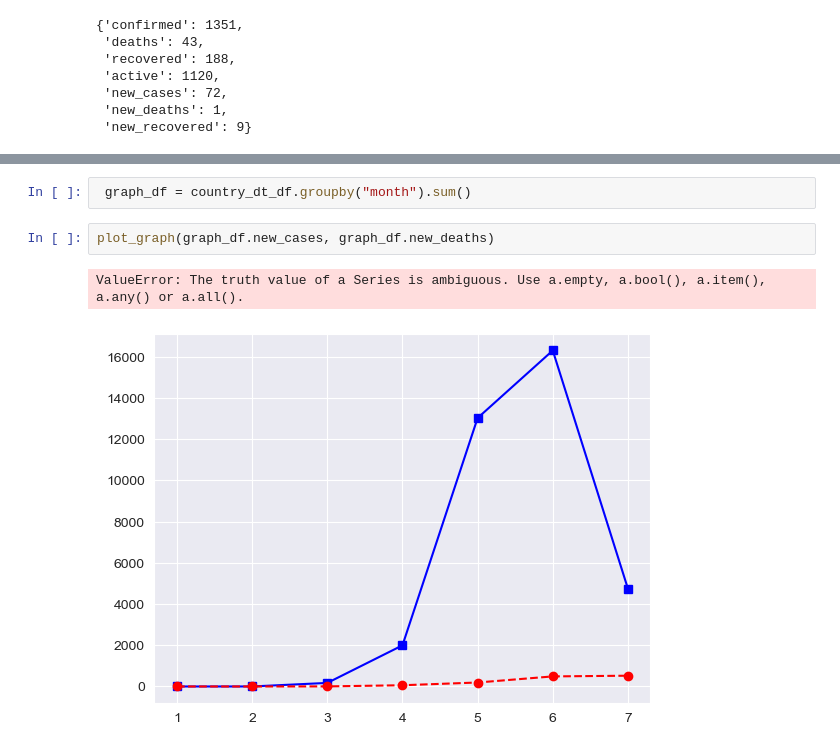
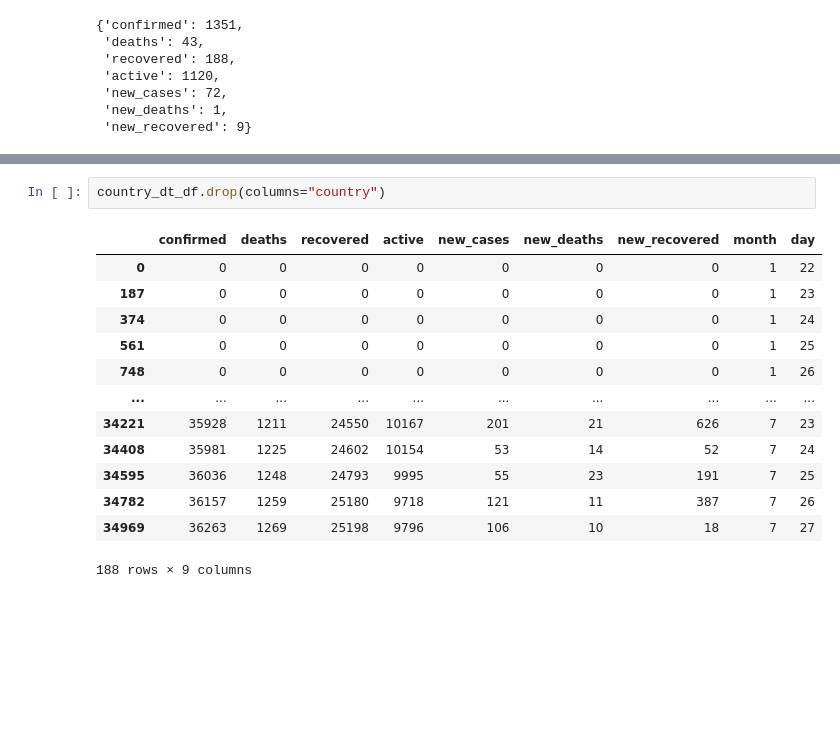
Before and after one commit to RoopsagarK/Cocvid-19_data_analysis, a Jupyter notebook: covid_analysis.ipynb, the cells around one changed output, grey strips where cells are left out. Cells and saved outputs as stored; diff of their text form; blank space fills up the shorter version.

```diff
--- a/covid_analysis.ipynb
+++ b/covid_analysis.ipynb
@@ -258,7 +249,16 @@ def plot_graph(case1, case2):
-# %%
- graph_df = country_dt_df.groupby("month").sum()
-# %%
-plot_graph(graph_df.new_cases, graph_df.new_deaths)
-# %% [output]
-ValueError: The truth value of a Series is ambiguous. Use a.empty, a.bool(), a.item(), a.any() or a.all().
-[figure, removed]
+# %%
+country_dt_df.drop(columns="country")
+# %% [output]
+|  | confirmed | deaths | recovered | active | new_cases | new_deaths | new_recovered | month | day |
+| 0 | 0 | 0 | 0 | 0 | 0 | 0 | 0 | 1 | 22 |
+| 187 | 0 | 0 | 0 | 0 | 0 | 0 | 0 | 1 | 23 |
+| 374 | 0 | 0 | 0 | 0 | 0 | 0 | 0 | 1 | 24 |
+| 561 | 0 | 0 | 0 | 0 | 0 | 0 | 0 | 1 | 25 |
+| 748 | 0 | 0 | 0 | 0 | 0 | 0 | 0 | 1 | 26 |
+| ... | ... | ... | ... | ... | ... | ... | ... | ... | ... |
+| 34221 | 35928 | 1211 | 24550 | 10167 | 201 | 21 | 626 | 7 | 23 |
+| 34408 | 35981 | 1225 | 24602 | 10154 | 53 | 14 | 52 | 7 | 24 |
+| 34595 | 36036 | 1248 | 24793 | 9995 | 55 | 23 | 191 | 7 | 25 |
+| 34782 | 36157 | 1259 | 25180 | 9718 | 121 | 11 | 387 | 7 | 26 |
+| 34969 | 36263 | 1269 | 25198 | 9796 | 106 | 10 | 18 | 7 | 27 |
+188 rows × 9 columns
```
Also changed, not shown: parts of 1 cell of this notebook.
